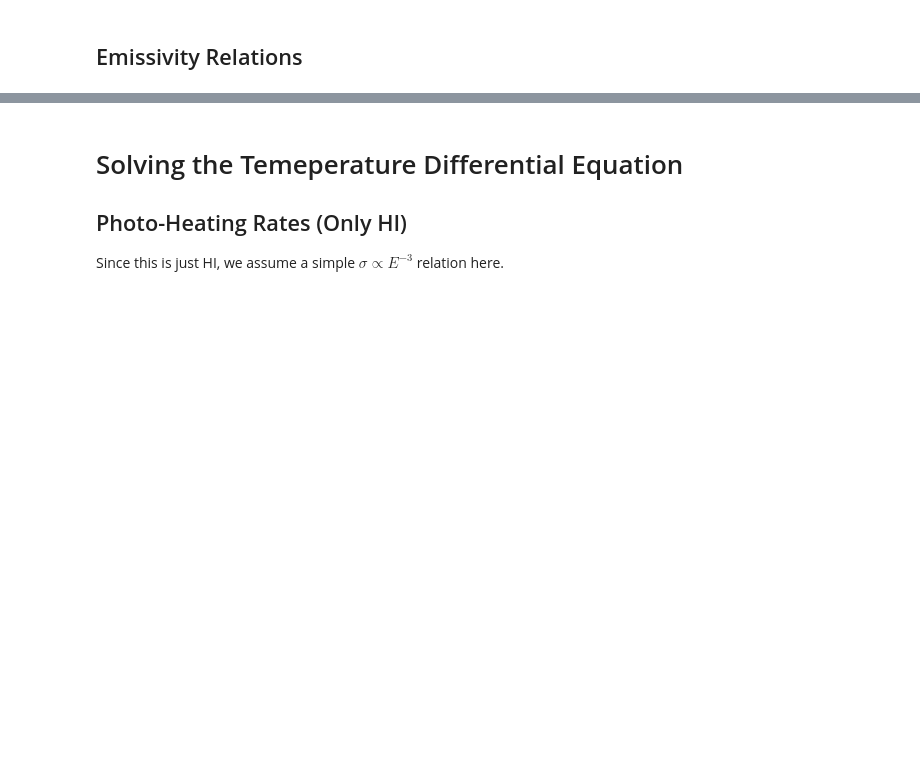
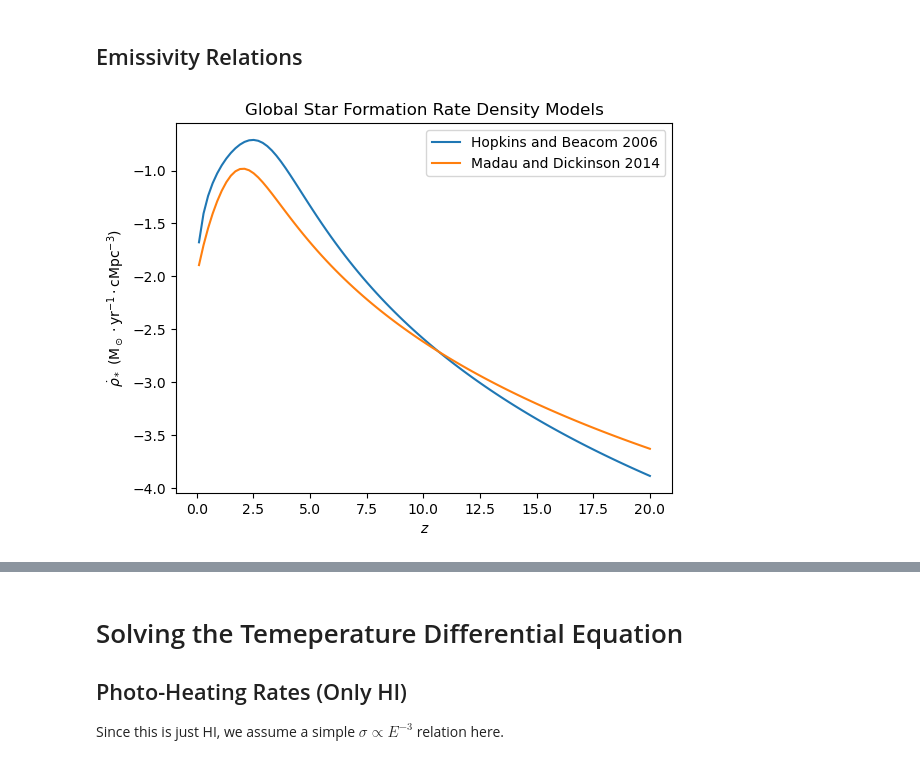
Before and after one commit to ysvaditya05/Galaxy-Formation, a Jupyter notebook: Notebooks/XRay_Heating.ipynb, the cells around one changed output, grey strips where cells are left out. Drawn from its saved outputs; the diff is of its cells as text; code cells hidden in the pictures; blank space fills up the shorter version.

Commit message:
Initial figure testing

```diff
--- a/Notebooks/XRay_Heating.ipynb
+++ b/Notebooks/XRay_Heating.ipynb
@@ -467,6 +468,33 @@ def Madau_SFRD(z):
     return 0.01 * (1 + z) ** 2.6 / (1 + ((1 + z) / 3.2) ** 6.2)
 
 Madau_fit = Madau_SFRD(z_range)
+# %%
+plt.plot(z_range, np.log10(Hopkin_SFRD(z_range)), label = r'Hopkins and Beacom 2006')
+plt.plot(z_range, np.log10(Madau_SFRD(z_range)), label = r'Madau and Dickinson 2014')
+plt.xlabel(r'$z$')
+plt.ylabel(r'$\dot{\rho}_*$ (M$_\odot\cdot$yr$^{-1}\cdot$cMpc$^{-3}$)')
+plt.title(r'Global Star Formation Rate Density Models')
+plt.legend()
+
+"""
+
+# Folder where you want to save the figure
+save_dir = "/mnt/windows/Linux_Wind_Shared/GalaxyFormation_FullProject/Figures/XRay_Heating"
+
+# Create folder if it doesn't exist
+os.makedirs(save_dir, exist_ok=True)
+
+# Full path to output file
+save_path = os.path.join(save_dir, "SFRD_Models.png")
+
+# Save figure
+plt.savefig(save_path, dpi=300, bbox_inches="tight")
+
+"""
+
+plt.show()
+# %% [output]
+[figure, added]
 # %%
 def Metallicity_reln(z):
     return Z_solar * 10 ** (0.153 - 0.074 * z ** 1.34)
```
Also changed, not shown: parts of 32 cells of this notebook, 1 other file.
